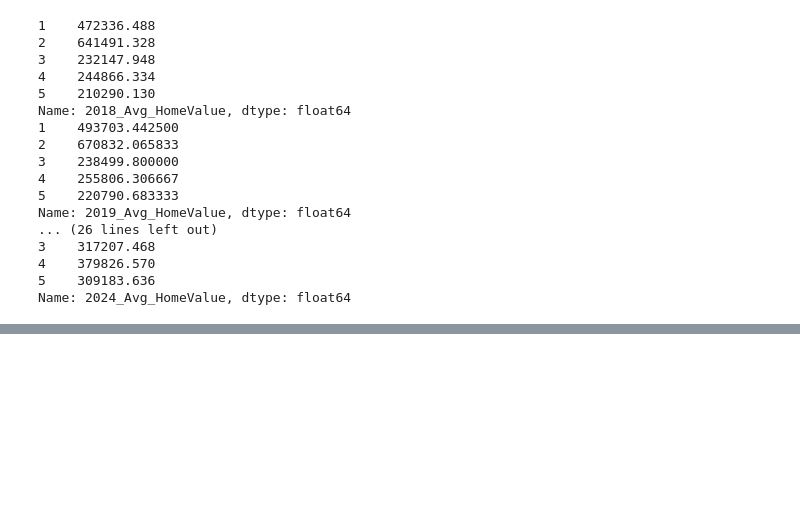
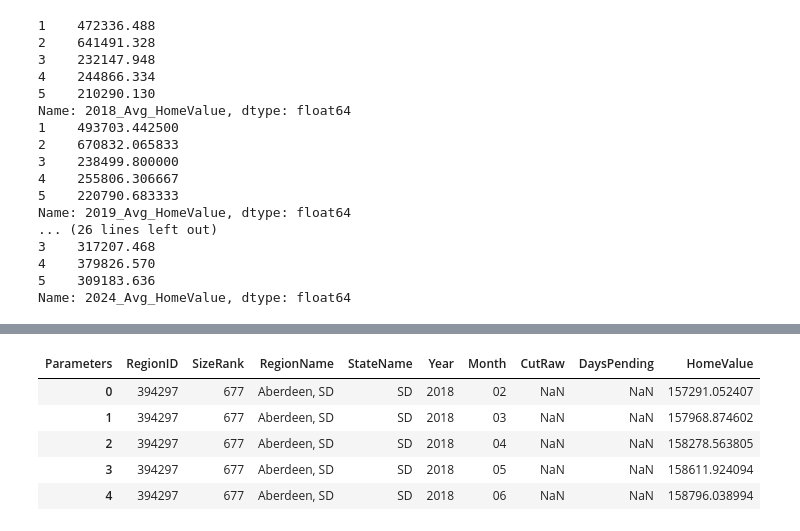
Before and after one commit to LindsClar/Capstone_2, a Jupyter notebook: Copy_of_Capstone_Two_Data_Wrangling.ipynb, the cells around one changed output, grey strips where cells are left out. Cells and saved outputs as stored; diff of their text form; code cells hidden in the pictures; blank space fills up the shorter version.

```diff
--- a/Copy_of_Capstone_Two_Data_Wrangling.ipynb
+++ b/Copy_of_Capstone_Two_Data_Wrangling.ipynb
@@ -320,0 +347,4 @@ Name: 2024_Avg_HomeValue, dtype: float64 2
+# %%
+#Pull the data.
+df = pd.read_csv('USRealEstateTrends.csv')
+df.head()
@@ -320,0 +394,13 @@ Name: 2024_Avg_HomeValue, dtype: float64 2
+# %%
+# Privot table - I'm lost when it comes to the importance of pivot tables so I decieded to do the research and correct/Understand it.
+# data analysis tool that allows you to take columns of raw data from a pandas DataFrame, summarize them, and then analyze the summary data to reveal its insights.
+df_reorganized = df_melt.pivot_table(index=['RegionID', 'SizeRank', 'RegionName', 'StateName', 'Year', 'Month'],
+                                     columns='Parameters', values='Values').reset_index()
+df_reorganized.head()
+# %% [output]
+| Parameters | RegionID | SizeRank | RegionName | StateName | Year | Month | CutRaw | DaysPending | HomeValue |
+| 0 | 394297 | 677 | Aberdeen, SD | SD | 2018 | 02 | NaN | NaN | 157291.052407 |
+| 1 | 394297 | 677 | Aberdeen, SD | SD | 2018 | 03 | NaN | NaN | 157968.874602 |
+| 2 | 394297 | 677 | Aberdeen, SD | SD | 2018 | 04 | NaN | NaN | 158278.563805 |
+| 3 | 394297 | 677 | Aberdeen, SD | SD | 2018 | 05 | NaN | NaN | 158611.924094 |
+| 4 | 394297 | 677 | Aberdeen, SD | SD | 2018 | 06 | NaN | NaN | 158796.038994 |
```
Also changed, not shown: parts of 18 cells of this notebook.
